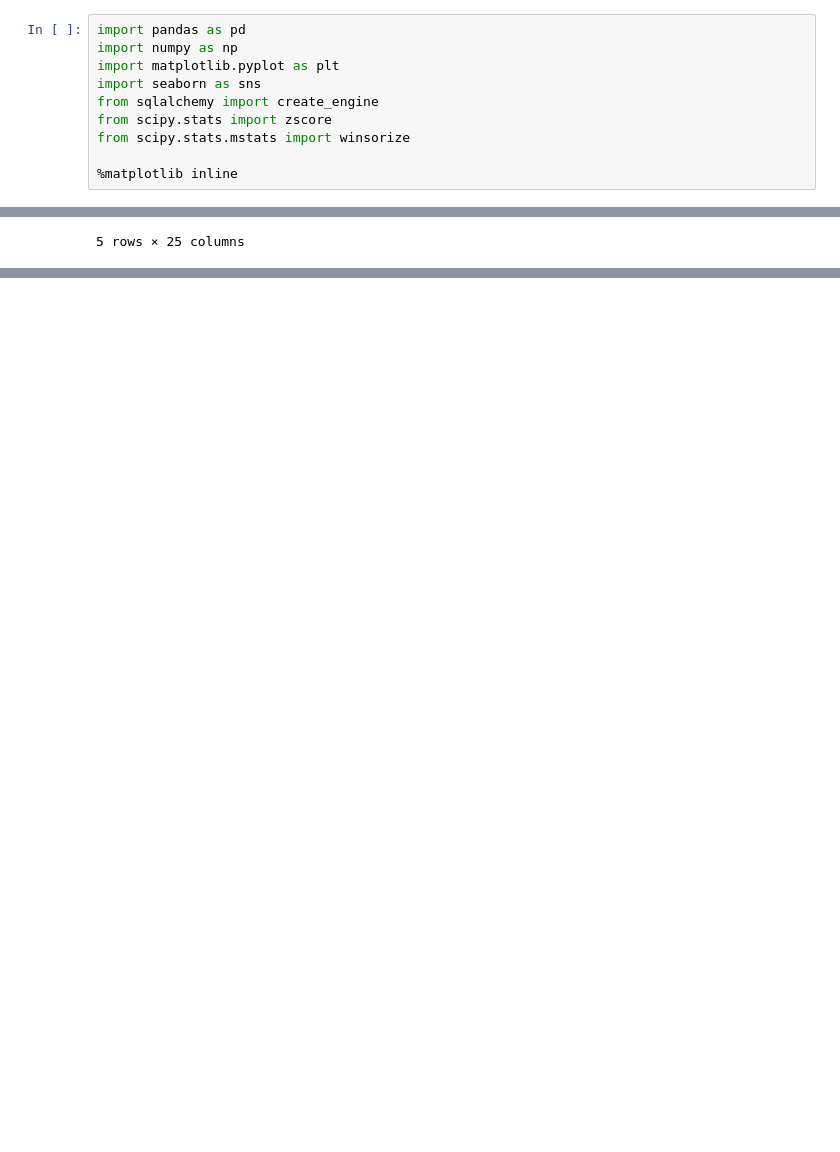
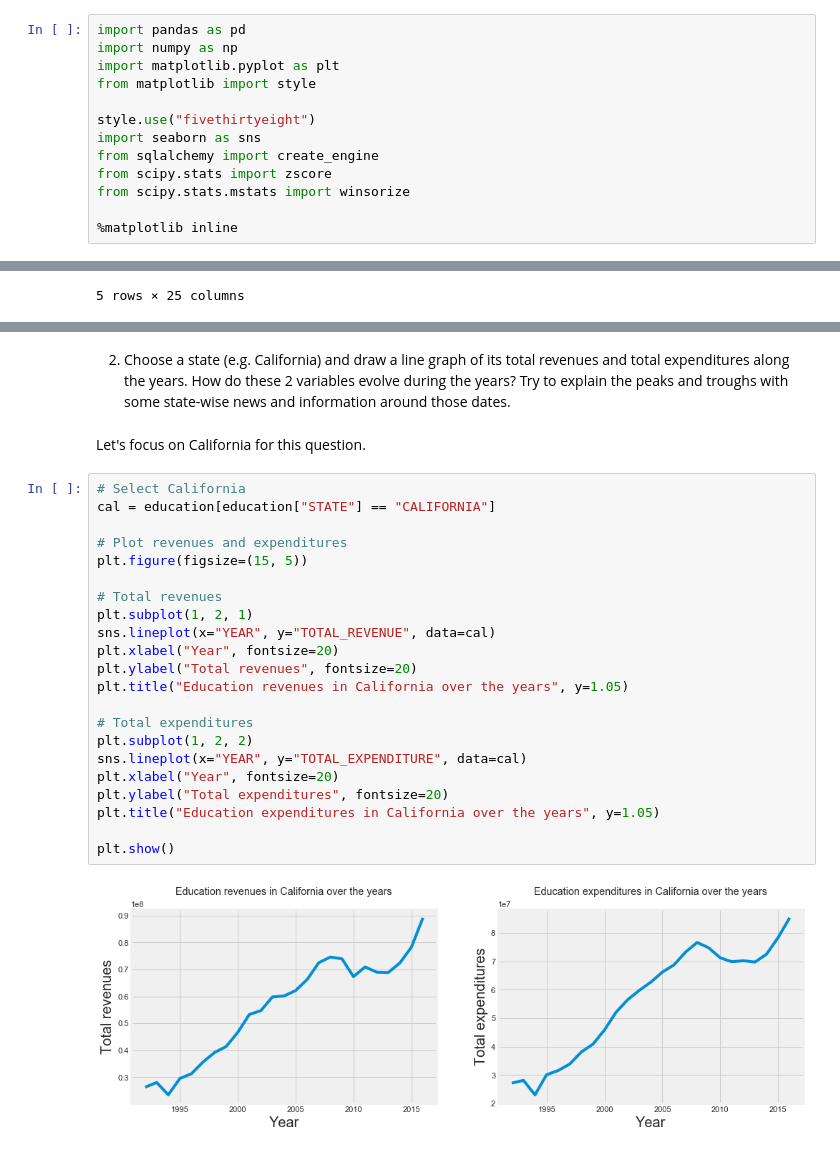
Before and after one commit to Yuan-Meng/data-wrangling, a Jupyter notebook: data_exploration.ipynb, the cells around one changed output, grey strips where cells are left out. Cells and saved outputs as stored; diff of their text form; blank space fills up the shorter version.

```diff
--- a/data_exploration.ipynb
+++ b/data_exploration.ipynb
@@ -5,6 +5,9 @@ The U.S. Education Dataset was taken from Kaggle ([project page](https://www.kag
 import pandas as pd
 import numpy as np
 import matplotlib.pyplot as plt
+from matplotlib import style
+
+style.use("fivethirtyeight")
 import seaborn as sns
 from sqlalchemy import create_engine
 from scipy.stats import zscore
@@ -42,0 +91,28 @@ education.head()
+# %% [markdown]
+2. Choose a state (e.g. California) and draw a line graph of its total revenues and total expenditures along the years. How do these 2 variables evolve during the years? Try to explain the peaks and troughs with some state-wise news and information around those dates.
+# %% [markdown]
+Let's focus on California for this question.
+# %%
+# Select California
+cal = education[education["STATE"] == "CALIFORNIA"]
+
+# Plot revenues and expenditures
+plt.figure(figsize=(15, 5))
+
+# Total revenues
+plt.subplot(1, 2, 1)
+sns.lineplot(x="YEAR", y="TOTAL_REVENUE", data=cal)
+plt.xlabel("Year", fontsize=20)
+plt.ylabel("Total revenues", fontsize=20)
+plt.title("Education revenues in California over the years", y=1.05)
+
+# Total expenditures
+plt.subplot(1, 2, 2)
+sns.lineplot(x="YEAR", y="TOTAL_EXPENDITURE", data=cal)
+plt.xlabel("Year", fontsize=20)
+plt.ylabel("Total expenditures", fontsize=20)
+plt.title("Education expenditures in California over the years", y=1.05)
+
+plt.show()
+# %% [output]
+[figure, added]
```
Also changed, not shown: parts of 23 cells of this notebook.
